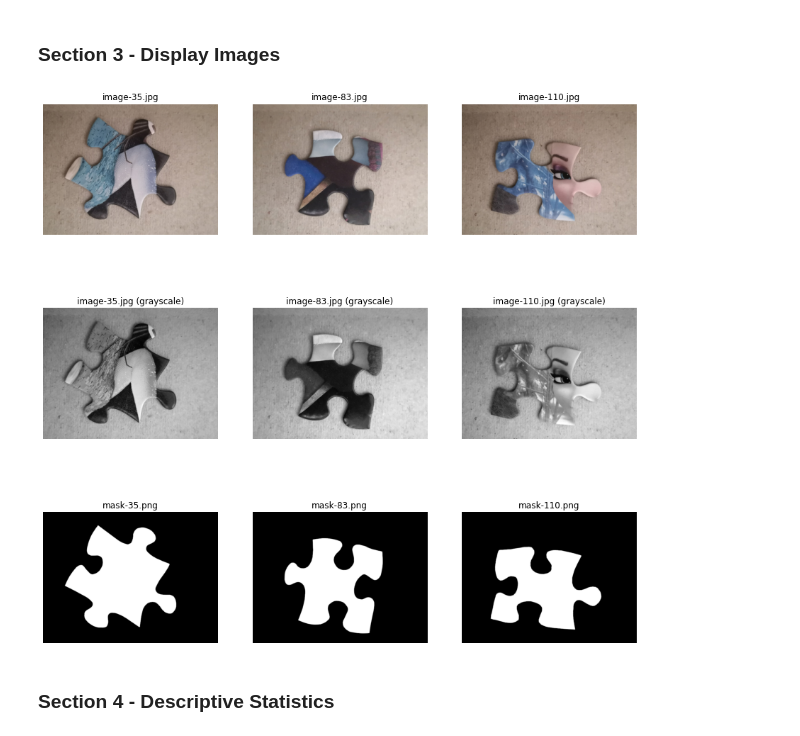
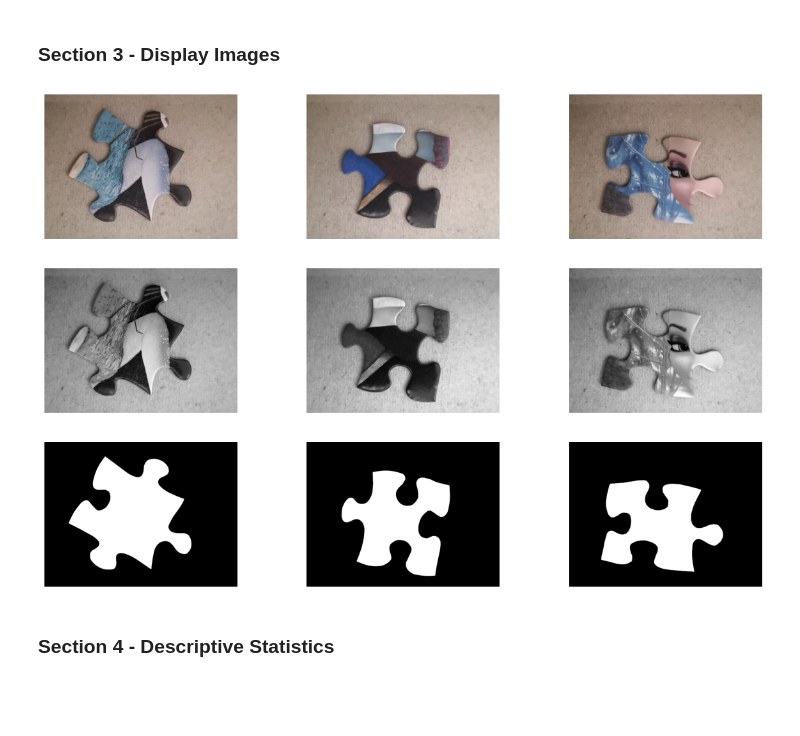
Before and after one commit to mamello-justice/computer-vision, a Jupyter notebook: work/Lab1.ipynb, the cells around one changed output. Cells and saved outputs as stored; diff of their text form; code cells hidden in the pictures; blank space fills up the shorter version.

```diff
--- a/work/Lab1.ipynb
+++ b/work/Lab1.ipynb
@@ -62,57 +33,50 @@ def perform_function_on_image(func: ImageProcessingFunction, images: list[Any],
 # %% [markdown]
 ### Section 2 - Define Images
 # %%
-# Images
-image_35 = "image-35.jpg"
-image_83 = "image-83.jpg"
-image_110 = "image-110.jpg"
+# RGB
+image_35 = np.array(cv2.imread("./assets/image-35.jpg")[:,:,::-1], dtype=np.uint8)
+image_83 = np.array(cv2.imread("./assets/image-83.jpg")[:,:,::-1], dtype=np.uint8)
+image_110 = np.array(cv2.imread("./assets/image-110.jpg")[:,:,::-1], dtype=np.uint8)
 
 images = [image_35, image_83, image_110]
 num_images = len(images)
 
+# Grayscale
+grayscale_35 = skimage.color.rgb2gray(image_35)
+grayscale_83 = skimage.color.rgb2gray(image_83)
+grayscale_110 = skimage.color.rgb2gray(image_110)
+
+grayscales = [grayscale_35, grayscale_83, grayscale_110]
+num_grayscales = len(grayscales)
+
 # Masks
-mask_35 = "mask-35.png"
-mask_83 = "mask-83.png"
-mask_110 = "mask-110.png"
+mask_35 = np.array(cv2.imread("./assets/mask-35.png")[:,:,::-1], dtype=np.uint8)
+mask_83 = np.array(cv2.imread("./assets/mask-83.png")[:,:,::-1], dtype=np.uint8)
+mask_110 = np.array(cv2.imread("./assets/mask-110.png")[:,:,::-1], dtype=np.uint8)
 
 masks = [mask_35, mask_83, mask_110]
 num_masks = len(masks)
 
 # All
 all = images + masks
-
-
-def perform_function_on_defaults(func):
-    perform_function_on_image(func=func, images=images, masks=masks)
 # %% [markdown]
 ### Section 3 - Display Images
 # %%
-fig = plt.figure(figsize=(num_images * 5, 15))
+fig = plt.figure(figsize=(num_images * 5, 10))
 
-
-def display_image(image, mask, i: int):
-    image_name = os.path.basename(image.filename)
-    mask_name = os.path.basename(mask.filename)
-
+for image, grayscale, mask, i in zip(images, grayscales, masks, range(num_images)):
     fig.add_subplot(3, num_images, i+1)
     plt.imshow(image)
     plt.axis('off')
-    plt.title(image_name)
 
     fig.add_subplot(3, num_images, num_images+i+1)
-    grayscale = skimage.color.rgb2gray(image)
     plt.imshow(grayscale, cmap="gray")
     plt.axis('off')
-    plt.title(image_name+" (grayscale)")
 
-    fig.add_subplot(3, len(masks), 2*num_images+i+1)
+    fig.add_subplot(3, 3, 2*num_images+i+1)
     plt.imshow(mask)
     plt.axis('off')
-    plt.title(mask_name)
-
-
-perform_function_on_defaults(display_image)
 # %% [output]
-[figure, old version]
+[figure, new version]
 # %% [markdown]
 ### Section 4 - Descriptive Statistics
```
Also changed, not shown: parts of 16 cells of this notebook, 3 other files.
